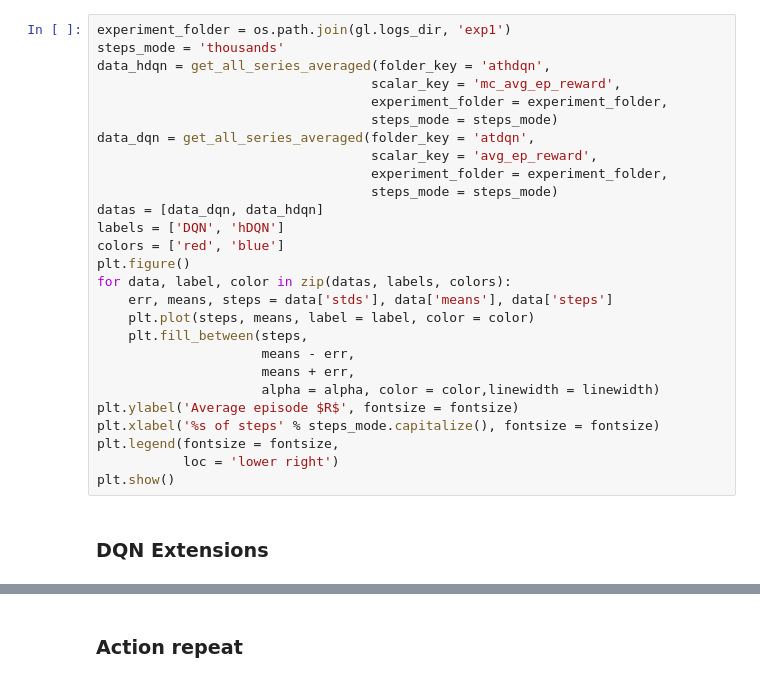
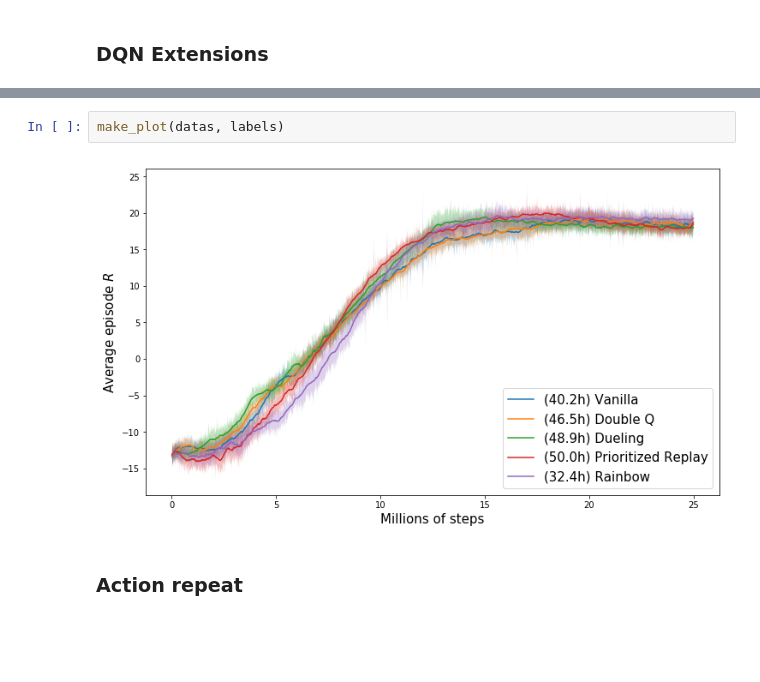
Before and after one commit to hipoglucido/Hierarchical-DRL-Tensorflow, a Jupyter notebook: src/visualize_results.ipynb, the cells around one changed output, grey strips where cells are left out. Cells and saved outputs as stored; diff of their text form; blank space fills up the shorter version.

```diff
--- a/src/visualize_results.ipynb
+++ b/src/visualize_results.ipynb
@@ -118,30 +142,3 @@ fontsize = 15
-# %%
-experiment_folder = os.path.join(gl.logs_dir, 'exp1')
-steps_mode = 'thousands'
-data_hdqn = get_all_series_averaged(folder_key = 'athdqn',
-                                   scalar_key = 'mc_avg_ep_reward',
-                                   experiment_folder = experiment_folder,
-                                   steps_mode = steps_mode)
-data_dqn = get_all_series_averaged(folder_key = 'atdqn',
-                                   scalar_key = 'avg_ep_reward',
-                                   experiment_folder = experiment_folder,
-                                   steps_mode = steps_mode)
-datas = [data_dqn, data_hdqn]
-labels = ['DQN', 'hDQN']
-colors = ['red', 'blue']
-plt.figure()
-for data, label, color in zip(datas, labels, colors):
-    err, means, steps = data['stds'], data['means'], data['steps']
-    plt.plot(steps, means, label = label, color = color)
-    plt.fill_between(steps,
-                     means - err,
-                     means + err,
-                     alpha = alpha, color = color,linewidth = linewidth)
-plt.ylabel('Average episode $R$', fontsize = fontsize)
-plt.xlabel('%s of steps' % steps_mode.capitalize(), fontsize = fontsize)
-plt.legend(fontsize = fontsize,
-           loc = 'lower right')
-plt.show()
 # %% [markdown]
 ### DQN Extensions
 # %%
@@ -192,3 +167,7 @@ plt.show()
+# %%
+make_plot(datas, labels)
+# %% [output]
+[figure, added]
 # %% [markdown]
 ### Action repeat
 # %%
```
Also changed, not shown: parts of 11 cells of this notebook.
